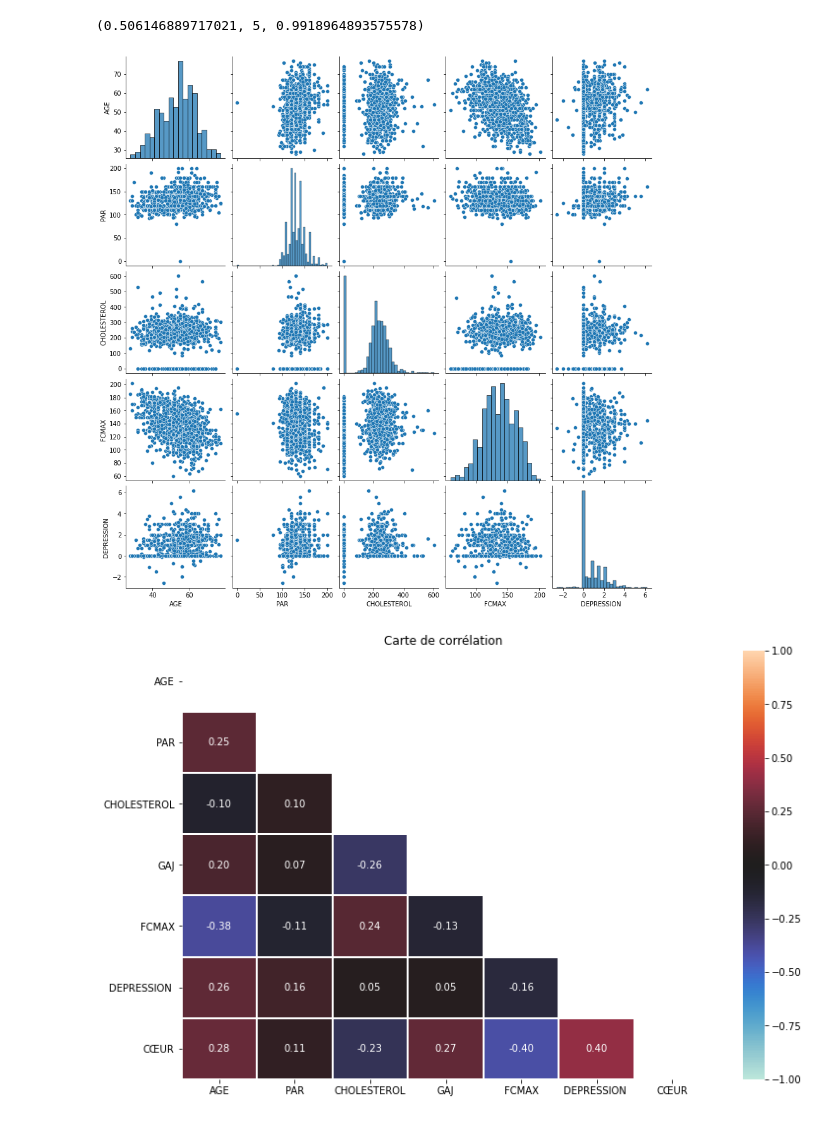
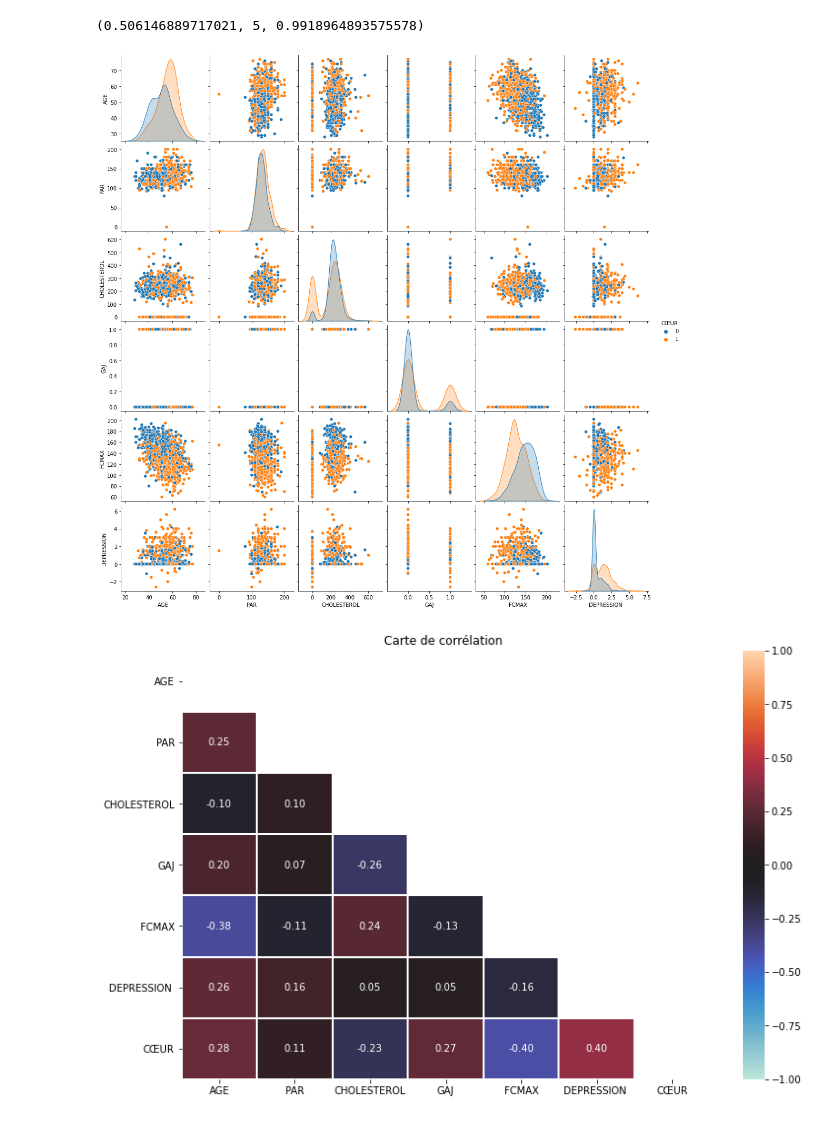
Before and after one commit to kmag-cell/heart_projet, a Jupyter notebook: cardiac_prediction.ipynb, the cells around one changed output. Saved outputs shown, nothing was run; the diff lists cells and outputs as text; code cells hidden in the pictures.

```diff
--- a/cardiac_prediction.ipynb
+++ b/cardiac_prediction.ipynb
@@ -252,7 +304,7 @@ chi2, degrees, pvalue
 (0.506146889717021, 5, 0.9918964893575578)
 # %%
 #visualisation multivariée quantitatives
-sn.pairplot(df_quant);
+sn.pairplot(df1, hue = "CŒUR");
 # %% [output]
-[figure, old version]
+[figure, new version]
 # %%
```
Also changed, not shown: parts of 13 cells of this notebook.
